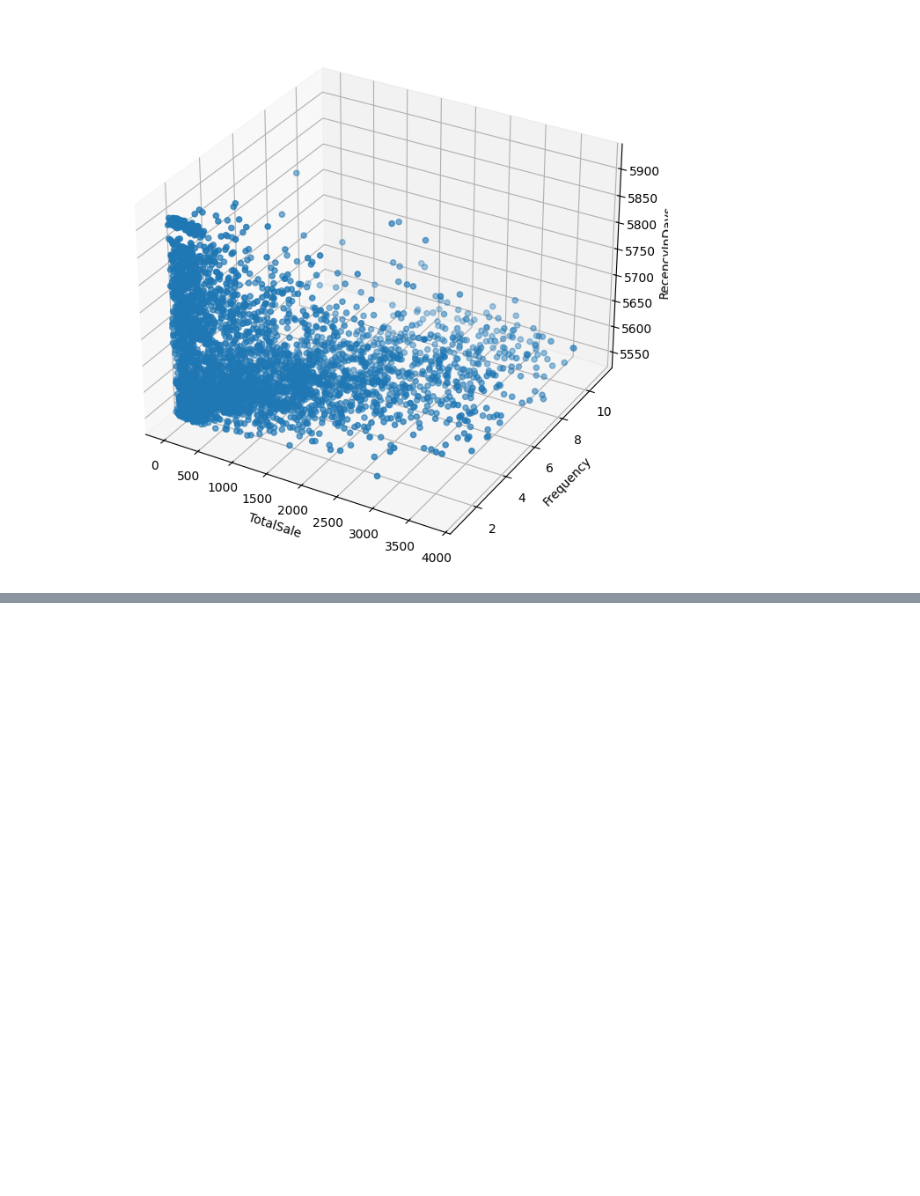
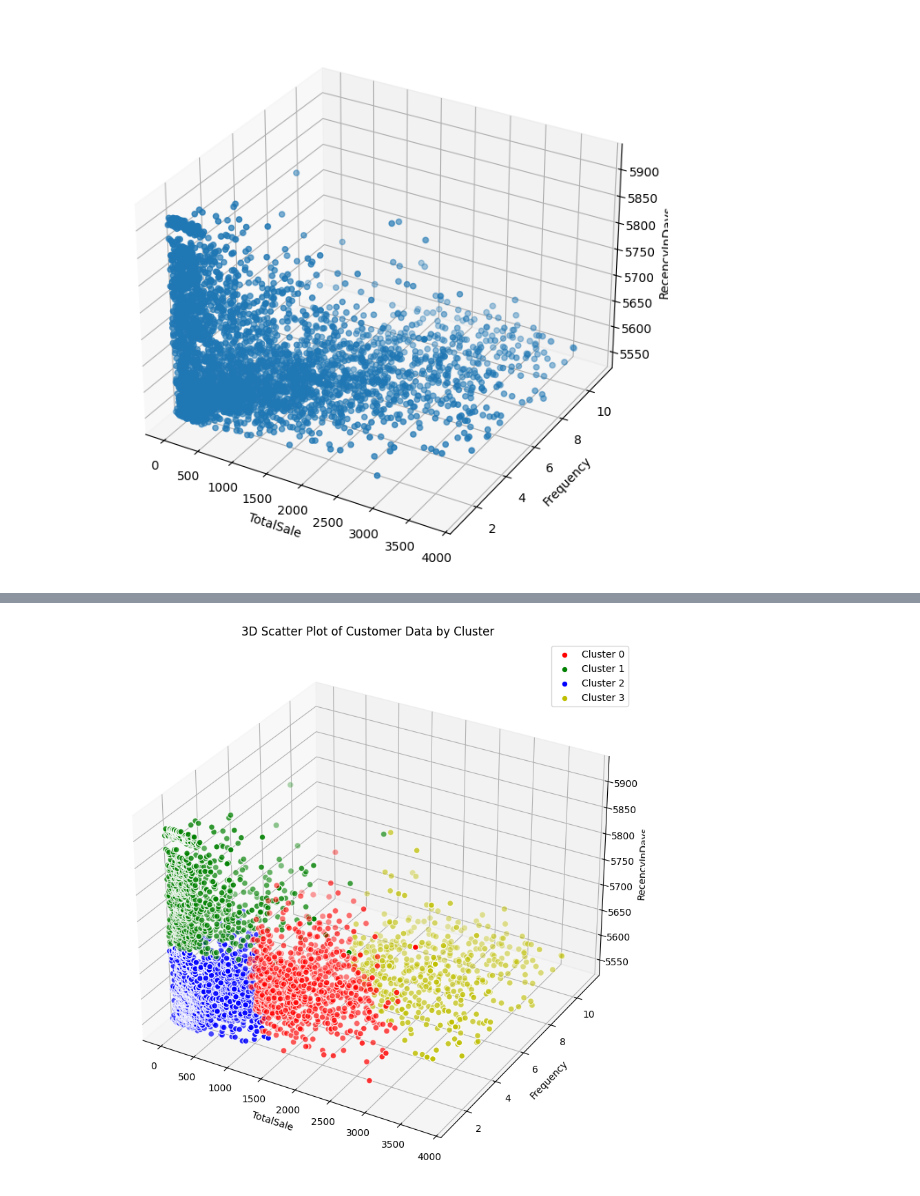
Before and after one commit to pradhans369/Python_and_Data_Science, a Jupyter notebook: 0 ML practice/14_1.ipynb, the cells around one changed output, grey strips where cells are left out. Cells and saved outputs as stored; diff of their text form; code cells hidden in the pictures; blank space fills up the shorter version.

```diff
--- a/0 ML practice/14_1.ipynb
+++ b/0 ML practice/14_1.ipynb
@@ -339,0 +438,29 @@ plt.show()
+# %%
+cluster_colors = {0: 'r', 1: 'g', 2: 'b', 3: 'y'}
+
+fig = plt.figure(figsize=(10,10))
+ax = fig.add_subplot(projection='3d')
+
+# Plot each cluster separately to include labels for the legend
+for cluster in sorted(non_outliers['Cluster'].unique()):
+    subset = non_outliers[non_outliers['Cluster'] == cluster]
+    ax.scatter(
+        subset['TotalSale'],
+        subset['Frequency'],
+        subset['RecencyInDays'],
+        c=cluster_colors[cluster],
+        label=f'Cluster {cluster}',
+        marker='o',
+        edgecolor='w',
+        s=40
+    )
+
+ax.set_xlabel('TotalSale')
+ax.set_ylabel('Frequency')
+ax.set_zlabel('RecencyInDays')
+
+ax.set_title('3D Scatter Plot of Customer Data by Cluster')
+ax.legend() # This adds the labels to the plot
+plt.show()
+# %% [output]
+[figure, added]
```
Also changed, not shown: parts of 23 cells of this notebook.
